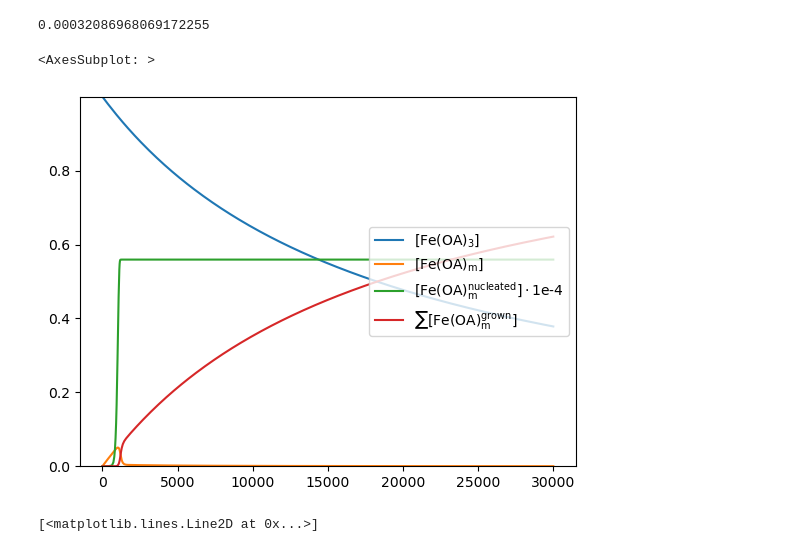
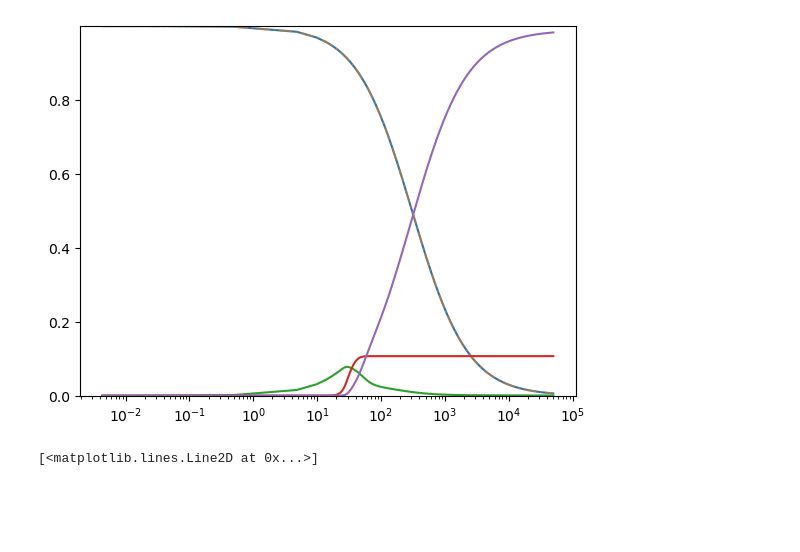
Before and after one commit to BenjaminMD/nifty-nucleation, a Jupyter notebook: _test_Untitled.ipynb, the cells around one changed output. Drawn from its saved outputs; the diff is of its cells as text; code cells hidden in the pictures; blank space fills up the shorter version.

```diff
--- a/_test_Untitled.ipynb
+++ b/_test_Untitled.ipynb
@@ -1,25 +1,17 @@
-# %%
-from scipy.constants import R
-
-k1 = lambda k10, Ea, T: k10 * np.exp(-Ea / (R*1e-3 * T))
-
-k1(3e5, 95, 280 + 273.15)
-# %% [output]
-0.00032086968069172255
 # %%
 from rsc import read_results
 from plots import time_vs_concentration, number_vs_size, time_vs_size, number_vs_size_scatter, number_vs_size, time_vs_saturation
 import matplotlib.pyplot as plt
 import numpy as np
 
-path = 'results/DefaultParams_2023-02-23_18-03-51/'
+path = '/Users/benjamin/Documents/1_Active/nifty-nucleation/results/DefaultParams_2024-02-11_10-18-47'
 
 df = read_results(f'{path}/data.h5')
 fig, ax = plt.subplots()
 time_vs_concentration(df, ax)
+ax.set_xscale("log")
 # %% [output]
-<AxesSubplot: >
-[figure, old version]
+[figure, new version]
 # %%
 from rsc import read_results
 from plots import time_vs_variance, num_vs_size_hist
```
Also changed, not shown: parts of 1 cell of this notebook, 6 other files.
